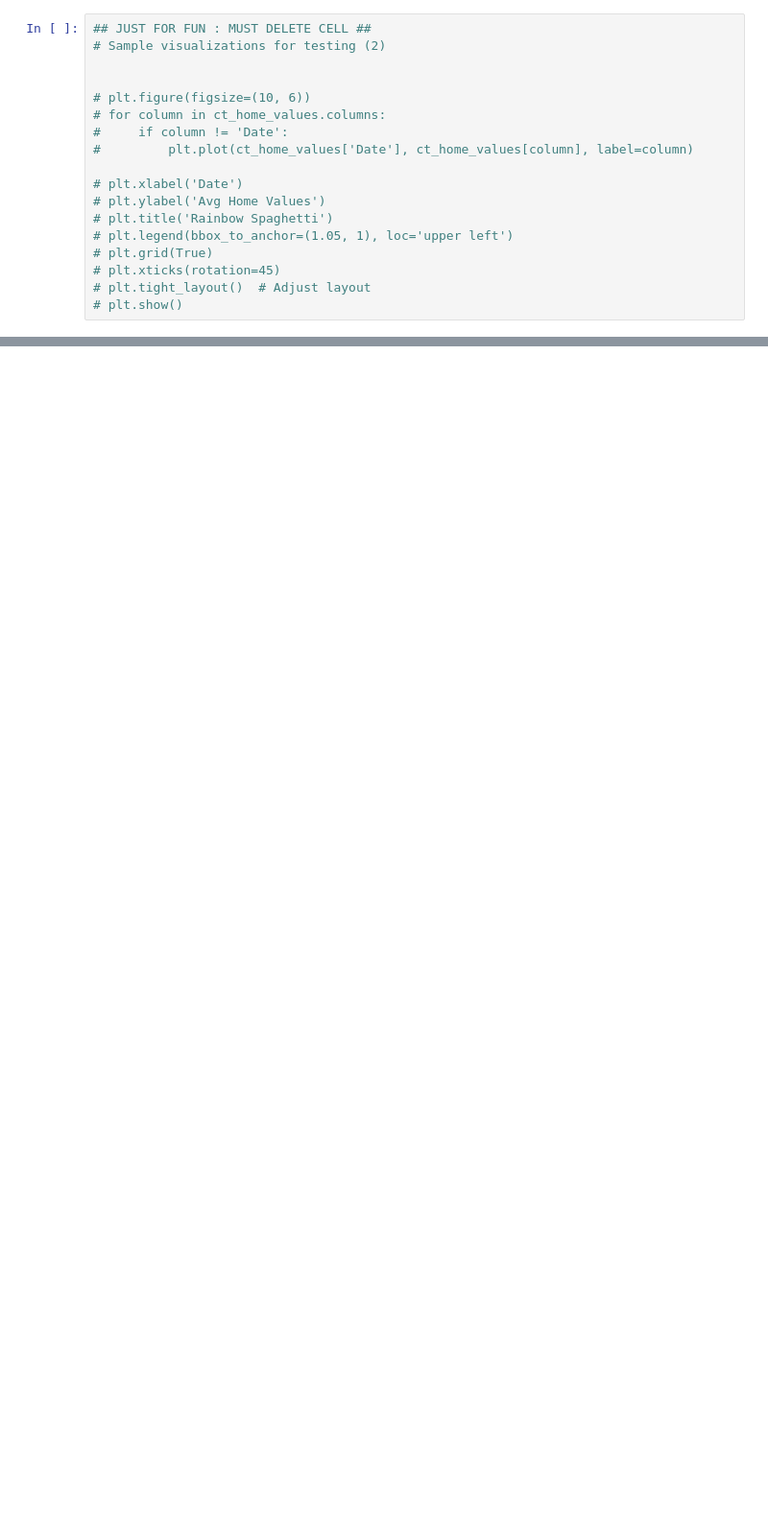
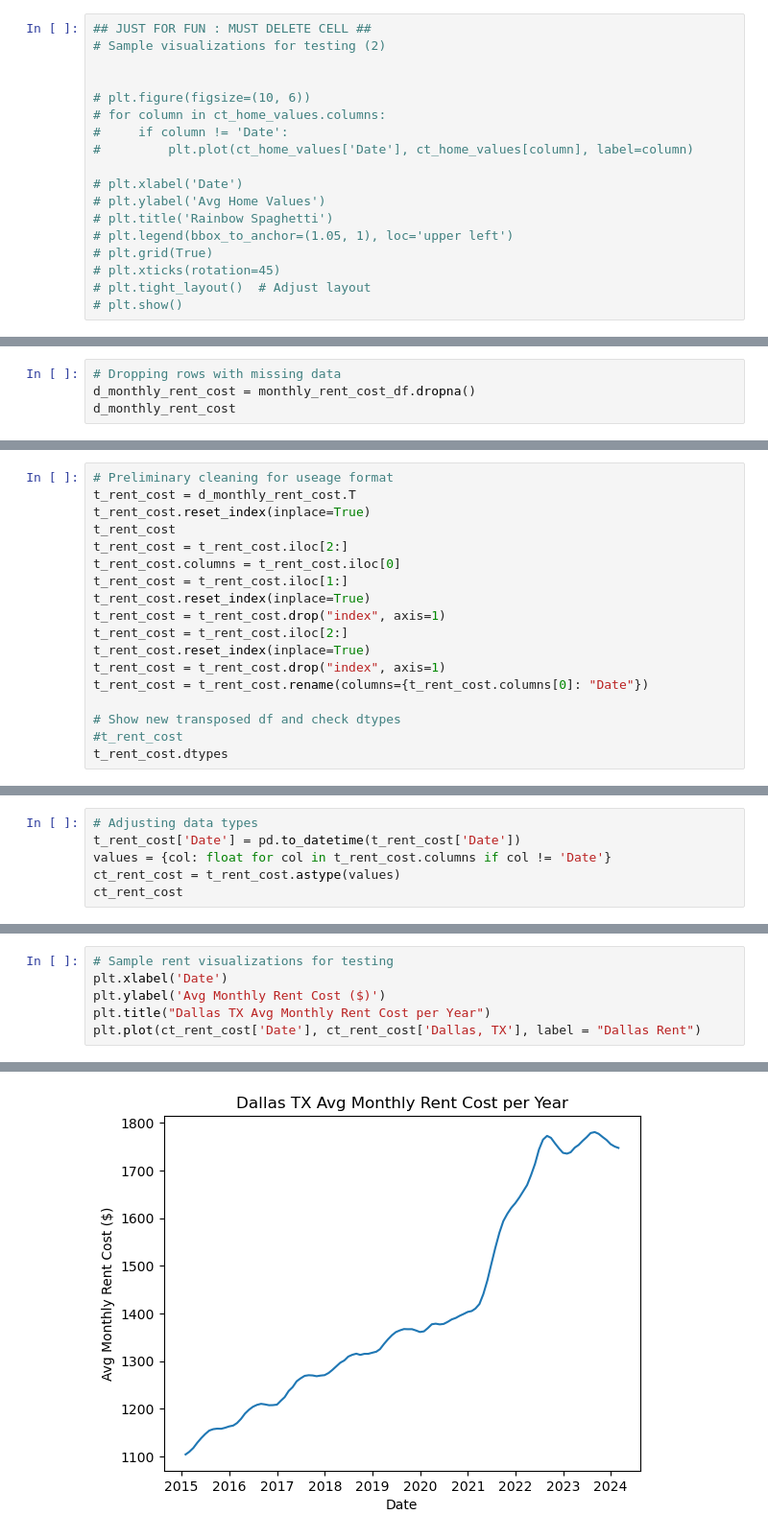
Before and after one commit to brittnwatts/housing-market-project, a Jupyter notebook: Code/cleaning_data.ipynb, the cells around one changed output, grey strips where cells are left out. Shown at 96% size. Cells and saved outputs as stored; diff of their text form; blank space fills up the shorter version.

Commit message:
updated cleaning notebook : rental data set

```diff
--- a/Code/cleaning_data.ipynb
+++ b/Code/cleaning_data.ipynb
@@ -184,3 +193,7 @@ monthly_rent_cost_df
 | 598 | 786253 | 921 | Brownsville, TN | msa | TN | NaN | NaN | NaN | NaN | ... |
 | 599 | 753880 | 930 | Fairfield, IA | msa | IA | NaN | NaN | NaN | NaN | ... |
 600 rows × 115 columns
+# %%
+# Dropping rows with missing data
+d_monthly_rent_cost = monthly_rent_cost_df.dropna()
+d_monthly_rent_cost
@@ -186,0 +214,18 @@ monthly_rent_cost_df
+# %%
+# Preliminary cleaning for useage format
+t_rent_cost = d_monthly_rent_cost.T
+t_rent_cost.reset_index(inplace=True)
+t_rent_cost
+t_rent_cost = t_rent_cost.iloc[2:]
+t_rent_cost.columns = t_rent_cost.iloc[0]
+t_rent_cost = t_rent_cost.iloc[1:]
+t_rent_cost.reset_index(inplace=True)
+t_rent_cost = t_rent_cost.drop("index", axis=1)
+t_rent_cost = t_rent_cost.iloc[2:]
+t_rent_cost.reset_index(inplace=True)
+t_rent_cost = t_rent_cost.drop("index", axis=1)
+t_rent_cost = t_rent_cost.rename(columns={t_rent_cost.columns[0]: "Date"})
+
+# Show new transposed df and check dtypes
+#t_rent_cost
+t_rent_cost.dtypes
@@ -186,0 +246,6 @@ monthly_rent_cost_df
+# %%
+# Adjusting data types
+t_rent_cost['Date'] = pd.to_datetime(t_rent_cost['Date'])
+values = {col: float for col in t_rent_cost.columns if col != 'Date'}
+ct_rent_cost = t_rent_cost.astype(values)
+ct_rent_cost
@@ -186,0 +272,7 @@ monthly_rent_cost_df
+# %%
+# Sample rent visualizations for testing
+plt.xlabel('Date')
+plt.ylabel('Avg Monthly Rent Cost ($)')
+plt.title("Dallas TX Avg Monthly Rent Cost per Year")
+plt.plot(ct_rent_cost['Date'], ct_rent_cost['Dallas, TX'], label = "Dallas Rent")
+# %% [output]
@@ -186,0 +280 @@ monthly_rent_cost_df
+[figure, added]
```
Also changed, not shown: parts of 9 cells of this notebook.
